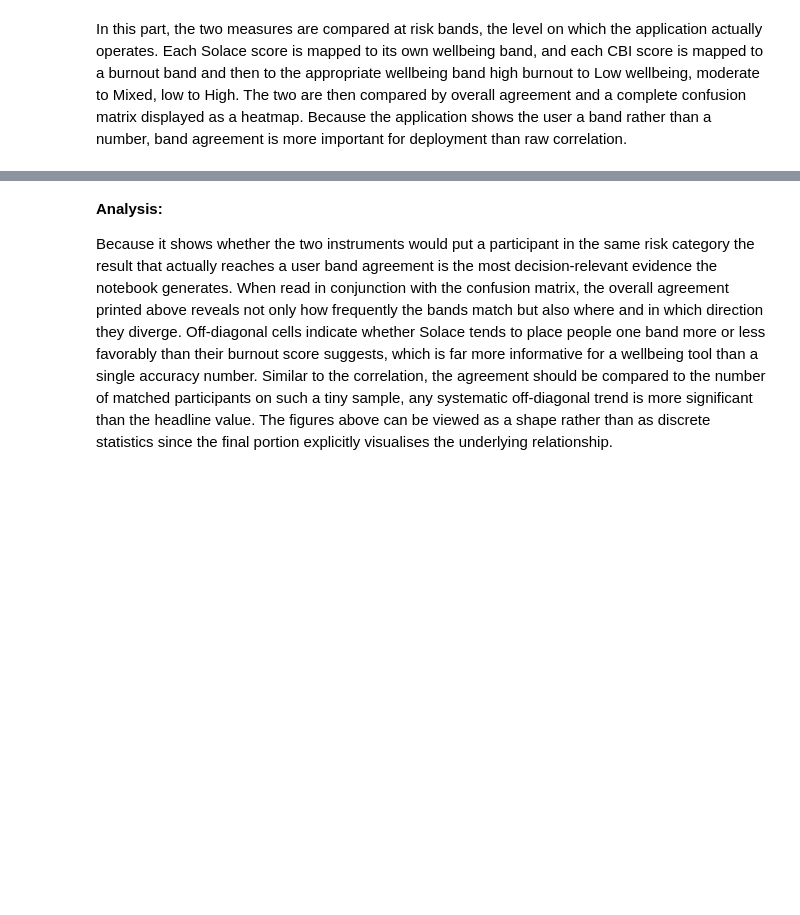
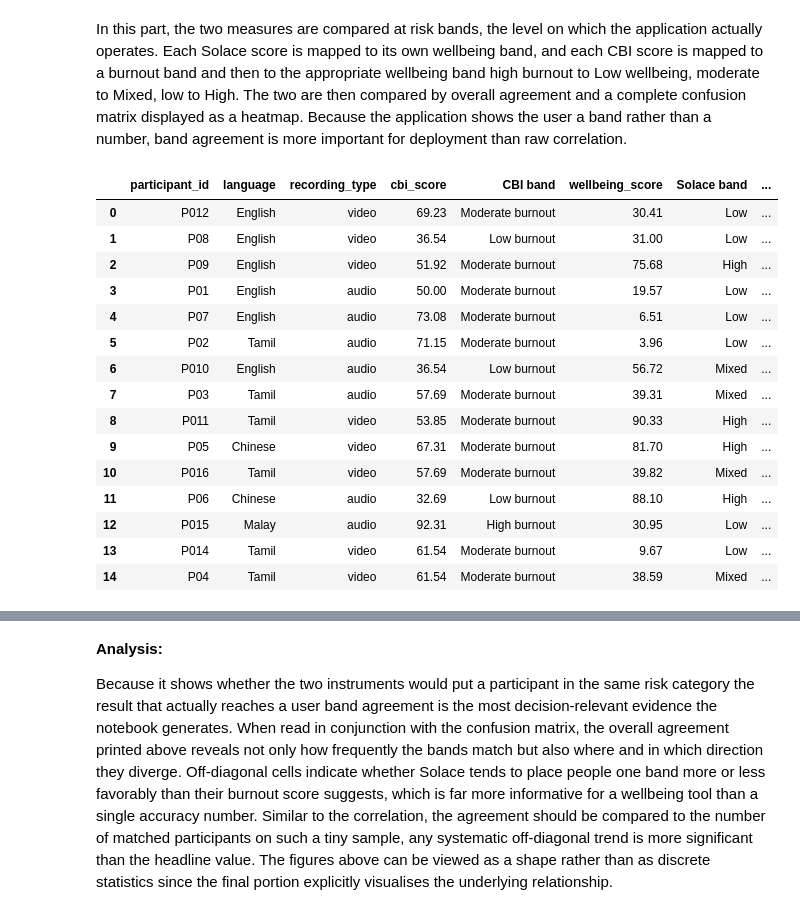
Before and after one commit to SubathraSIM/CM3020_Solace_Wellbeing_Monitoring_FYP, a Jupyter notebook: Notebooks/Evaluation/cbi_validation.ipynb, the cells around one changed output, grey strips where cells are left out. Drawn from its saved outputs; the diff is of its cells as text; code cells hidden in the pictures; blank space fills up the shorter version.

```diff
--- a/Notebooks/Evaluation/cbi_validation.ipynb
+++ b/Notebooks/Evaluation/cbi_validation.ipynb
@@ -391,14 +500,32 @@ study_df["Solace band"] = study_df["wellbeing_score"].apply(wellbeing_band)
 # %%
 # study dataframe in 2 dp
 study_df[[
     "participant_id",
     "language",
+    "recording_type",
     "cbi_score",
     "CBI band",
     "wellbeing_score",
     "Solace band",
     "Expected wellbeing band",
 ]].round(2)
+# %% [output]
+|  | participant_id | language | recording_type | cbi_score | CBI band | wellbeing_score | Solace band | ... |
+| 0 | P012 | English | video | 69.23 | Moderate burnout | 30.41 | Low | ... |
+| 1 | P08 | English | video | 36.54 | Low burnout | 31.00 | Low | ... |
+| 2 | P09 | English | video | 51.92 | Moderate burnout | 75.68 | High | ... |
+| 3 | P01 | English | audio | 50.00 | Moderate burnout | 19.57 | Low | ... |
+| 4 | P07 | English | audio | 73.08 | Moderate burnout | 6.51 | Low | ... |
+| 5 | P02 | Tamil | audio | 71.15 | Moderate burnout | 3.96 | Low | ... |
+| 6 | P010 | English | audio | 36.54 | Low burnout | 56.72 | Mixed | ... |
+| 7 | P03 | Tamil | audio | 57.69 | Moderate burnout | 39.31 | Mixed | ... |
+| 8 | P011 | Tamil | video | 53.85 | Moderate burnout | 90.33 | High | ... |
+| 9 | P05 | Chinese | video | 67.31 | Moderate burnout | 81.70 | High | ... |
+| 10 | P016 | Tamil | video | 57.69 | Moderate burnout | 39.82 | Mixed | ... |
+| 11 | P06 | Chinese | audio | 32.69 | Low burnout | 88.10 | High | ... |
+| 12 | P015 | Malay | audio | 92.31 | High burnout | 30.95 | Low | ... |
+| 13 | P014 | Tamil | video | 61.54 | Moderate burnout | 9.67 | Low | ... |
+| 14 | P04 | Tamil | video | 61.54 | Moderate burnout | 38.59 | Mixed | ... |
 # %%
 # compute accuracy
 agreement = accuracy_score(study_df["Expected wellbeing band"], study_df["Solace band"])
```
Also changed, not shown: parts of 27 cells of this notebook, 16 other files.
